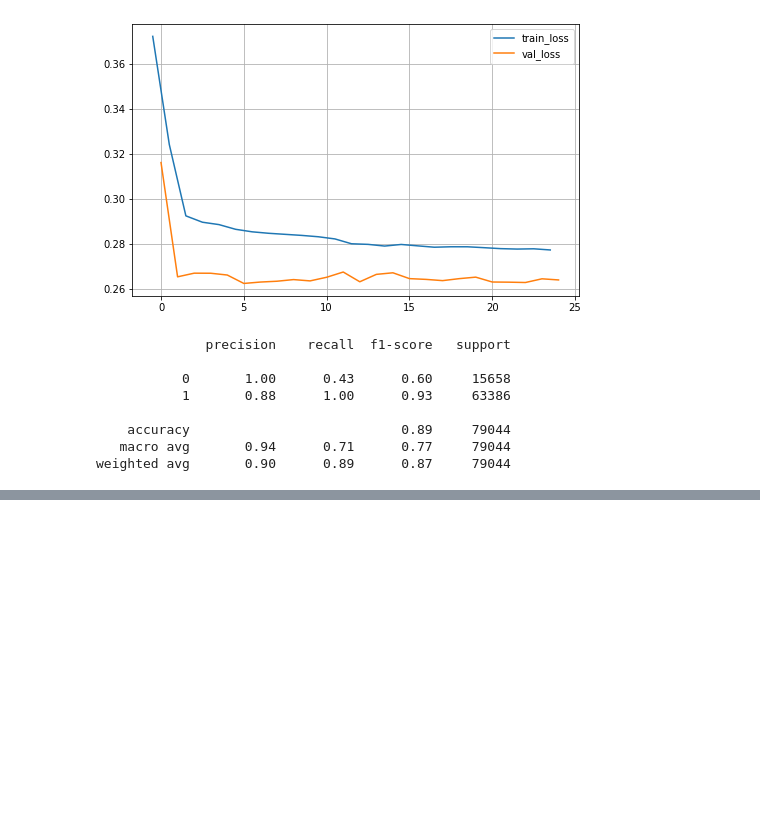
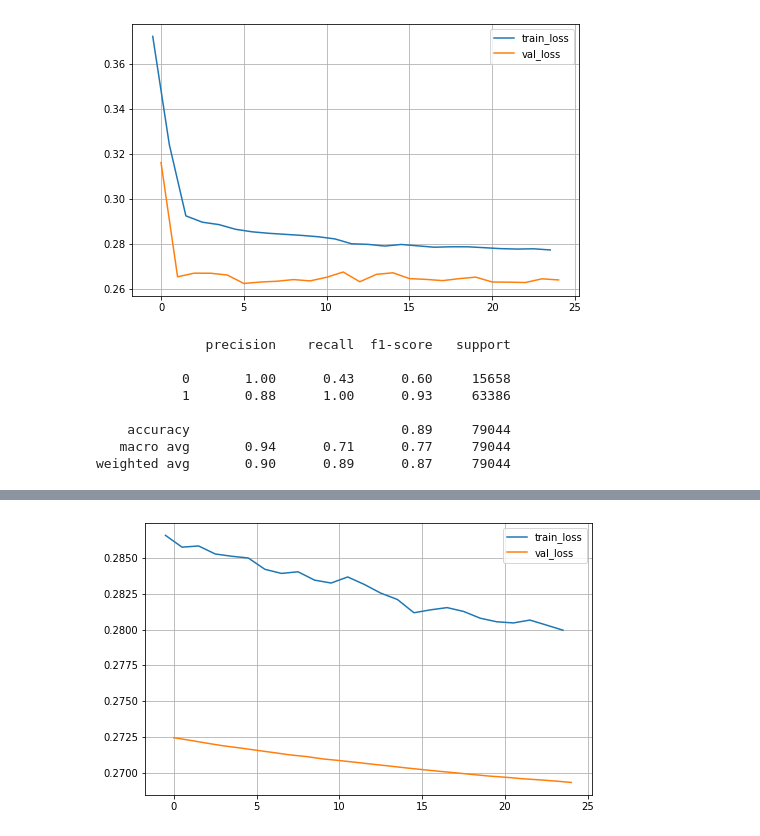
Before and after one commit to nickmnt/data, a Jupyter notebook: Machine Learning/25-neural/NeuralProject.ipynb, the cells around one changed output, grey strips where cells are left out. Cells and saved outputs as stored; diff of their text form; code cells hidden in the pictures; blank space fills up the shorter version.

```diff
--- a/Machine Learning/25-neural/NeuralProject.ipynb
+++ b/Machine Learning/25-neural/NeuralProject.ipynb
@@ -1236,0 +1297,3 @@ weighted avg       0.90      0.89      0.87     79044
+# %%
+model.fit(x=X_train, y=y_train, epochs=25, batch_size=256,
+          validation_data=(X_test,y_test))
@@ -1236,0 +1319,3 @@ weighted avg       0.90      0.89      0.87     79044
+# %%
+model.fit(x=X_train, y=y_train, epochs=10, batch_size=256,
+          validation_data=(X_test,y_test))
@@ -1236,0 +1344,3 @@ weighted avg       0.90      0.89      0.87     79044
+# %%
+model.fit(x=X_train, y=y_train, epochs=25, batch_size=256,
+          validation_data=(X_test,y_test))
@@ -1236,0 +1366,3 @@ weighted avg       0.90      0.89      0.87     79044
+# %%
+model.fit(x=X_train, y=y_train, epochs=25, batch_size=256,
+          validation_data=(X_test,y_test))
@@ -1236,0 +1388,12 @@ weighted avg       0.90      0.89      0.87     79044
+# %%
+losses = pd.DataFrame(model.history.history)
+plt.figure(figsize=(8,5))
+epochs = np.arange(0, len(losses["loss"]))
+plt.plot(epochs - 0.5, losses["loss"], label="train_loss")
+plt.plot(epochs, losses["val_loss"], label="val_loss")
+plt.legend()
+plt.grid(True)
+# plt.gca().set_ylim(0, 1) # set the vertical range to [0-1]
+plt.show()
+# %% [output]
+[figure, added]
```
Also changed, not shown: parts of 28 cells of this notebook.
